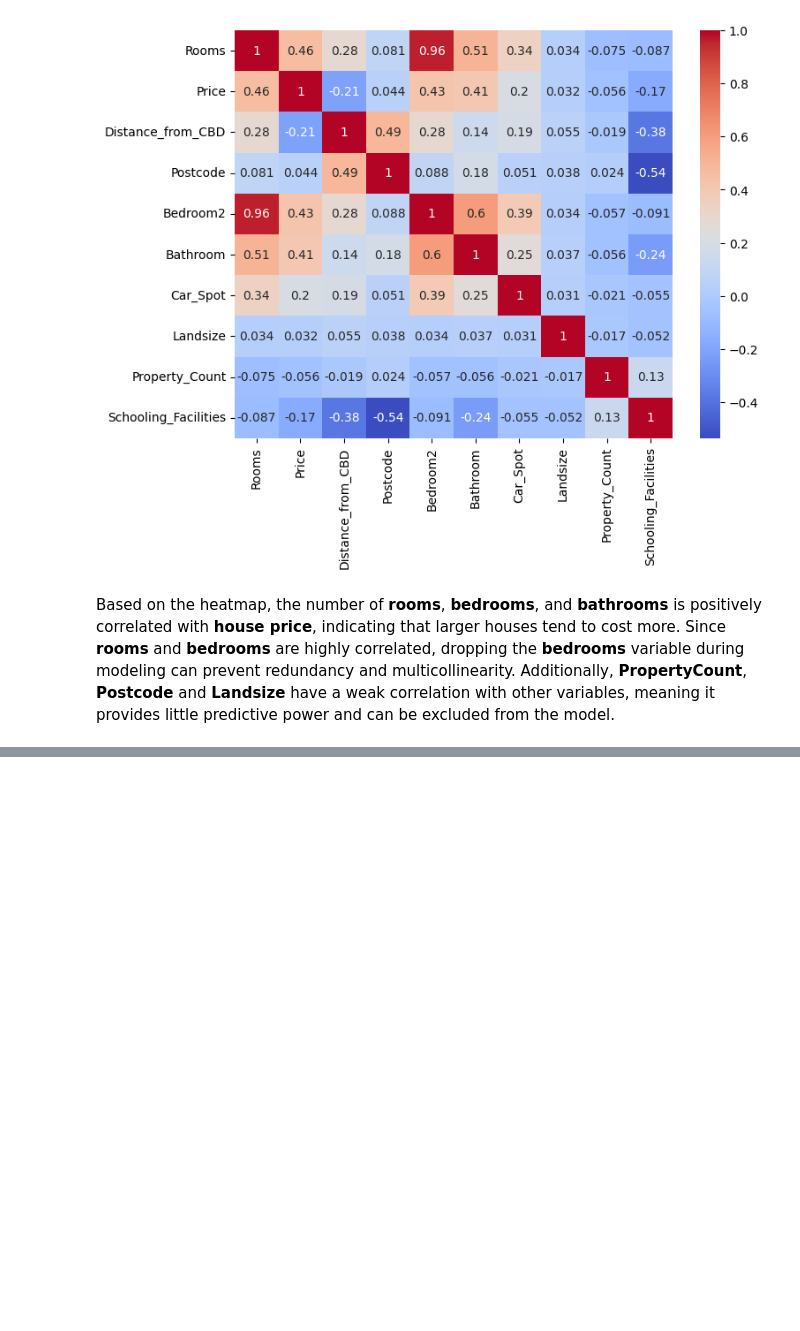
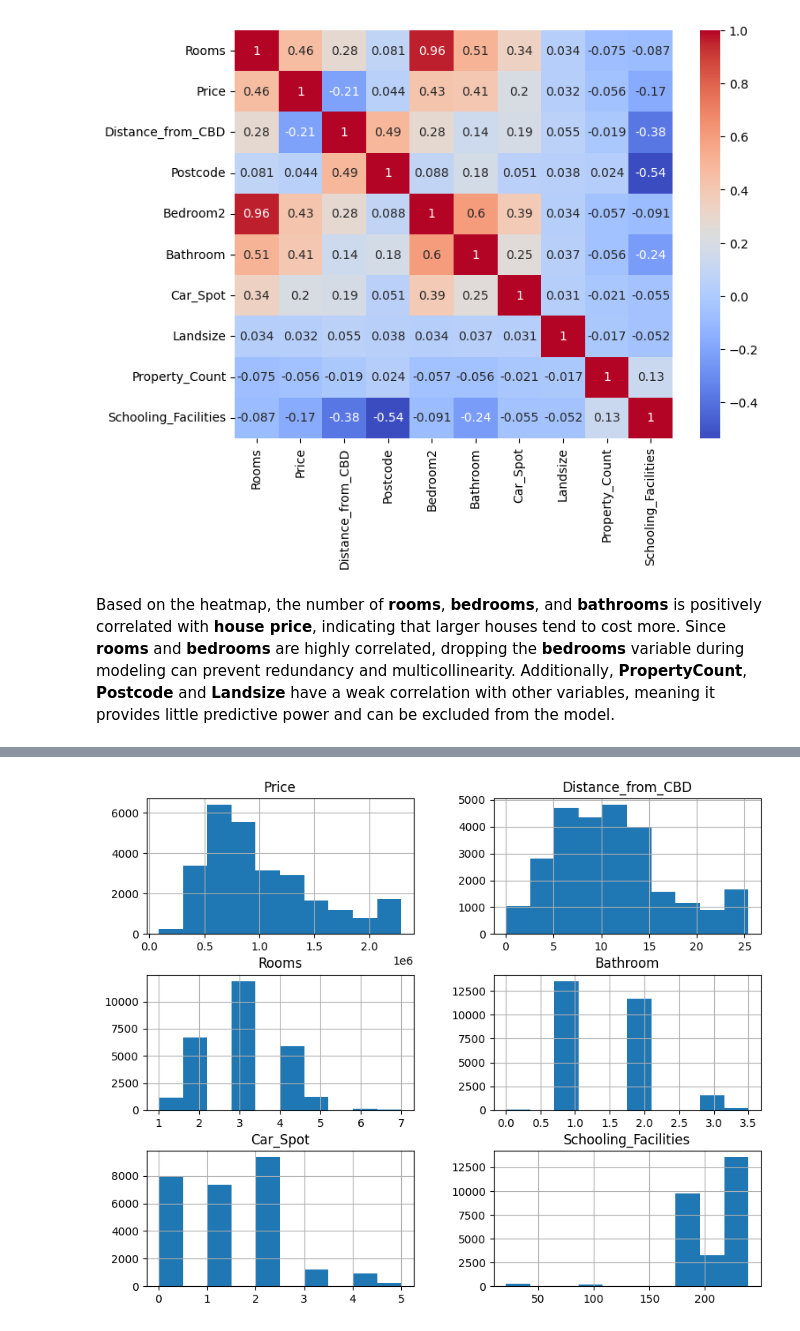
Before and after one commit to Eshitamjn20/HEM-Housing-ML-Model, a Jupyter notebook: mel-housing-data-processing.ipynb, the cells around one changed output, grey strips where cells are left out. Drawn from its saved outputs; the diff is of its cells as text; code cells hidden in the pictures; blank space fills up the shorter version.

```diff
--- a/mel-housing-data-processing.ipynb
+++ b/mel-housing-data-processing.ipynb
@@ -278,0 +325,7 @@ plt.show()
+# %%
+#Plotting each numeric column
+columns_to_plot = ['Price', 'Distance_from_CBD', 'Rooms', 'Bathroom', 'Car_Spot','Schooling_Facilities']
+mel_housing_df[columns_to_plot].hist(figsize=(10,8))
+plt.show()
+# %% [output]
+[figure, added]
```
Also changed, not shown: parts of 12 cells of this notebook, 1 other file.
